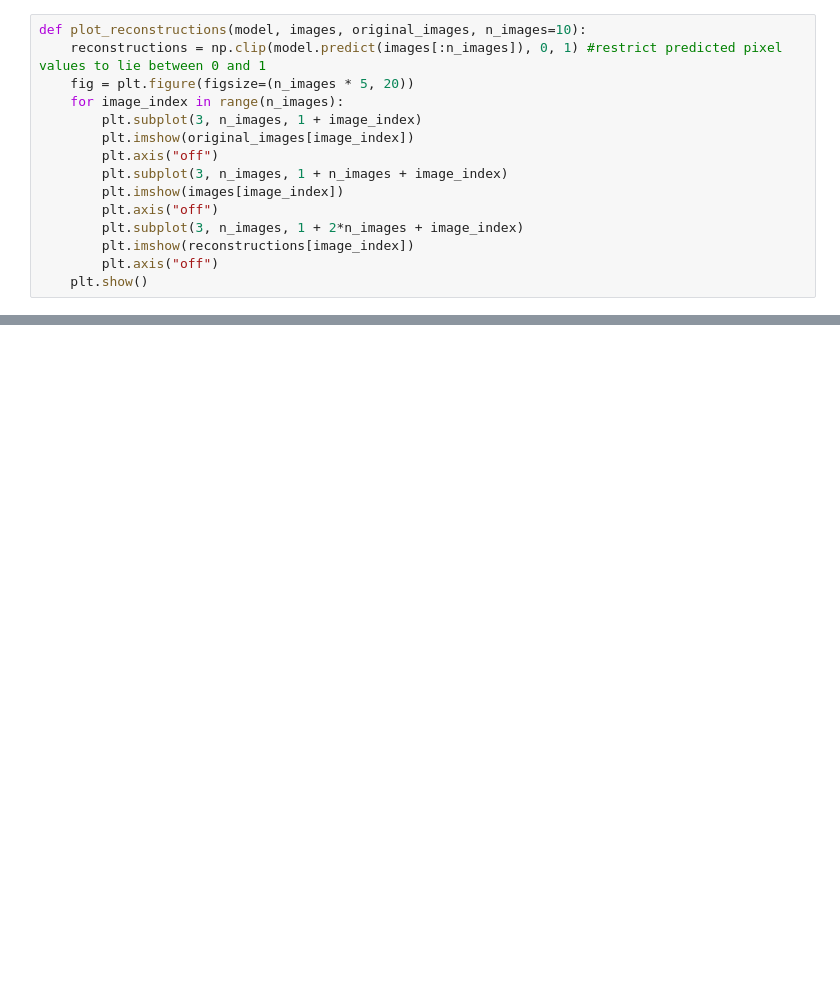
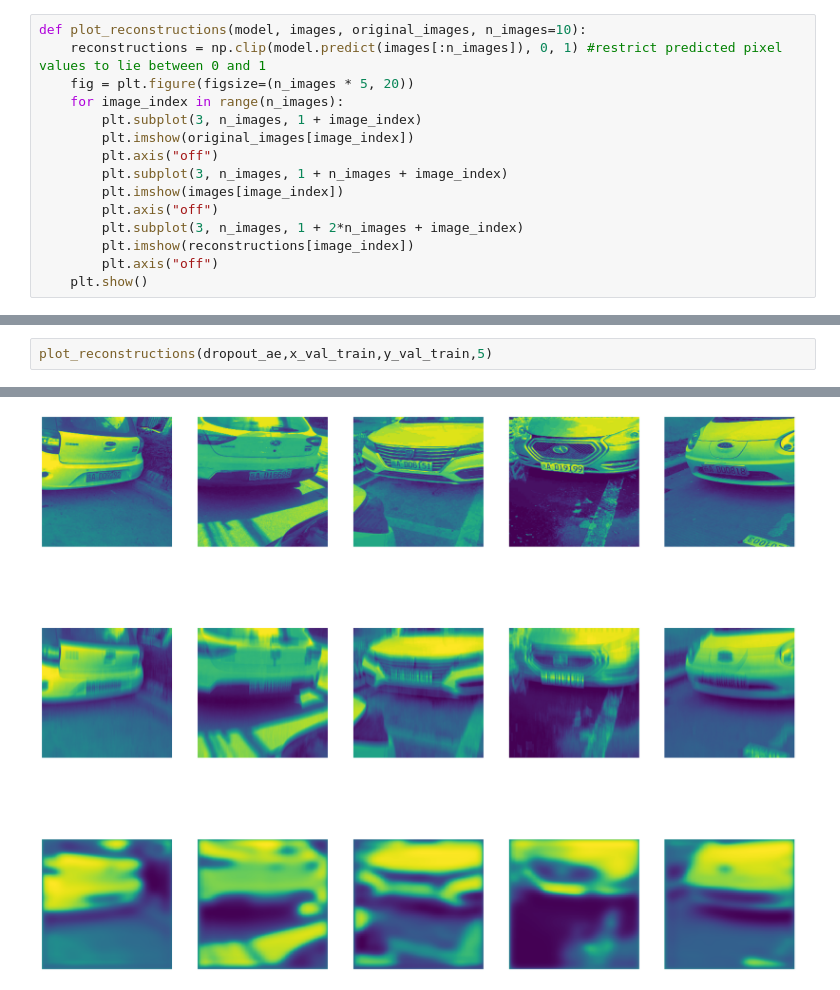
Before and after one commit to blumenn/mal2_project_grp4, a Jupyter notebook: test.ipynb, the cells around one changed output, grey strips where cells are left out. Drawn from its saved outputs; the diff is of its cells as text; blank space fills up the shorter version.

```diff
--- a/test.ipynb
+++ b/test.ipynb
@@ -91,0 +147,3 @@ plot_reconstructions(dropout_ae,x_train,y_train,5)
+# %%
+plot_reconstructions(dropout_ae,x_val_train,y_val_train,5)
+# %% [output]
@@ -91,0 +151 @@ plot_reconstructions(dropout_ae,x_train,y_train,5)
+[figure, added]
```
Also changed, not shown: parts of 9 cells of this notebook, 1 other file.
